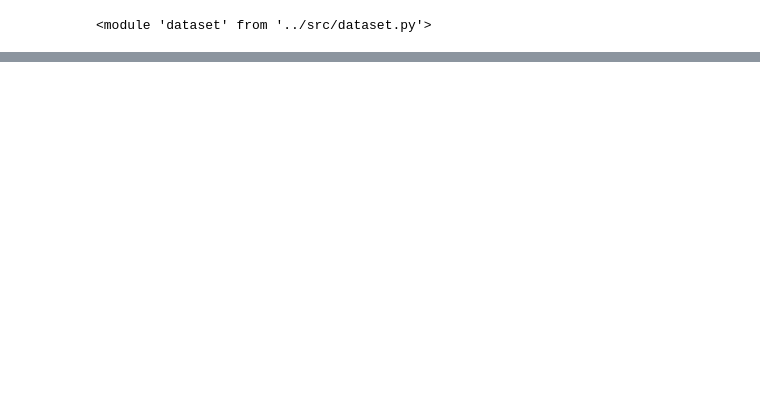
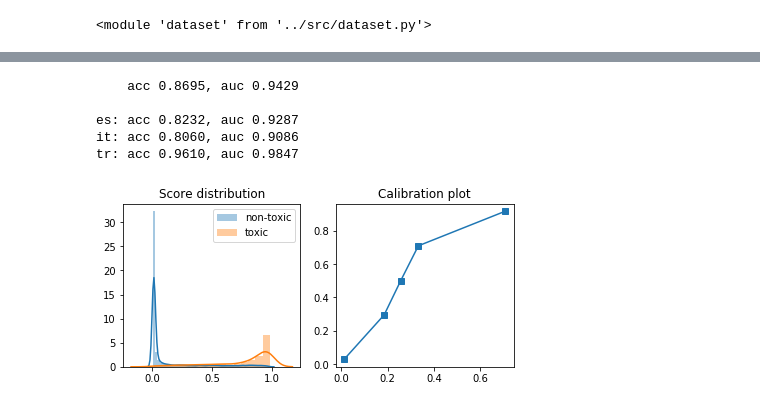
Before and after one commit to papkov/jigsaw-multilingual, a Jupyter notebook: notebooks/training.ipynb, the cells around one changed output, grey strips where cells are left out. Drawn from its saved outputs; the diff is of its cells as text; code cells hidden in the pictures; blank space fills up the shorter version.

```diff
--- a/notebooks/training.ipynb
+++ b/notebooks/training.ipynb
@@ -514,0 +377,9 @@ tr: acc 0.9243, auc 0.9837
+# %%
+prediction_analysis(smpred)
+# %% [output]
+    acc 0.8695, auc 0.9429
+
+es: acc 0.8232, auc 0.9287
+it: acc 0.8060, auc 0.9086
+tr: acc 0.9610, auc 0.9847
+[figure, added]
```
Also changed, not shown: parts of 118 cells of this notebook, 15 other files.
